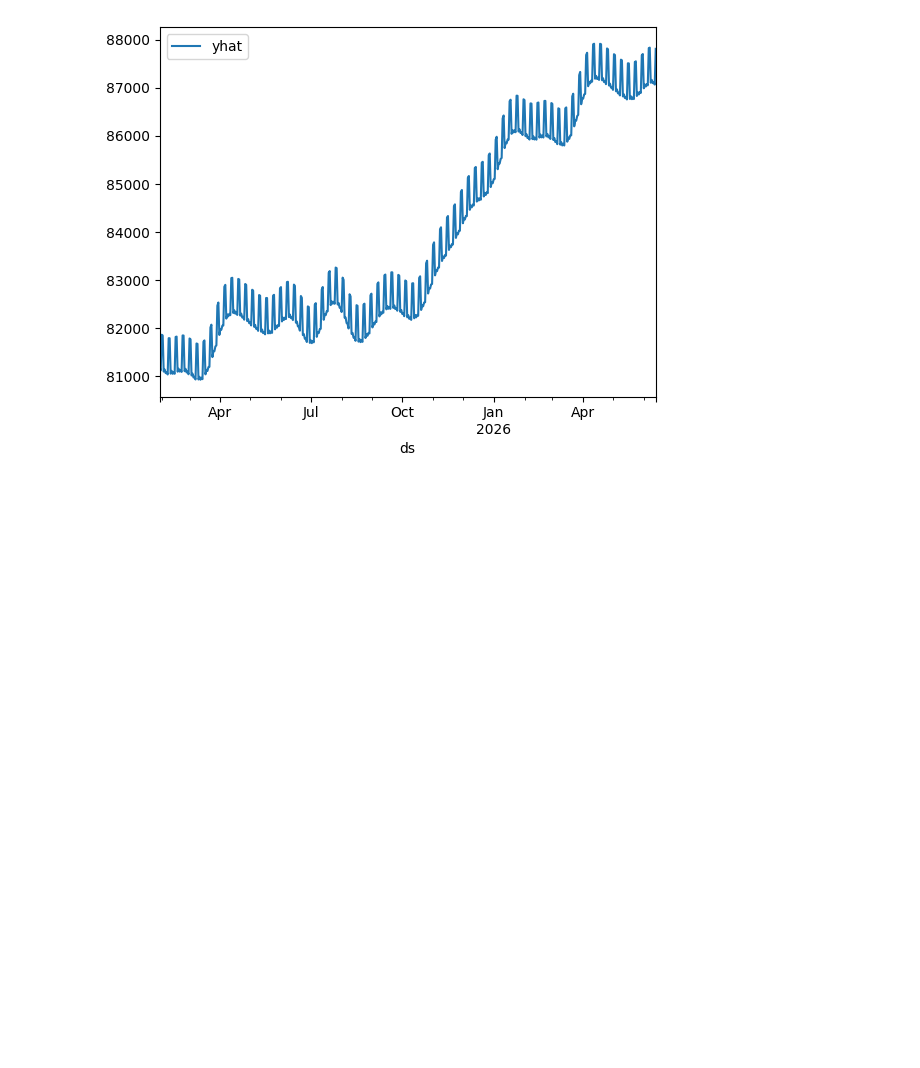
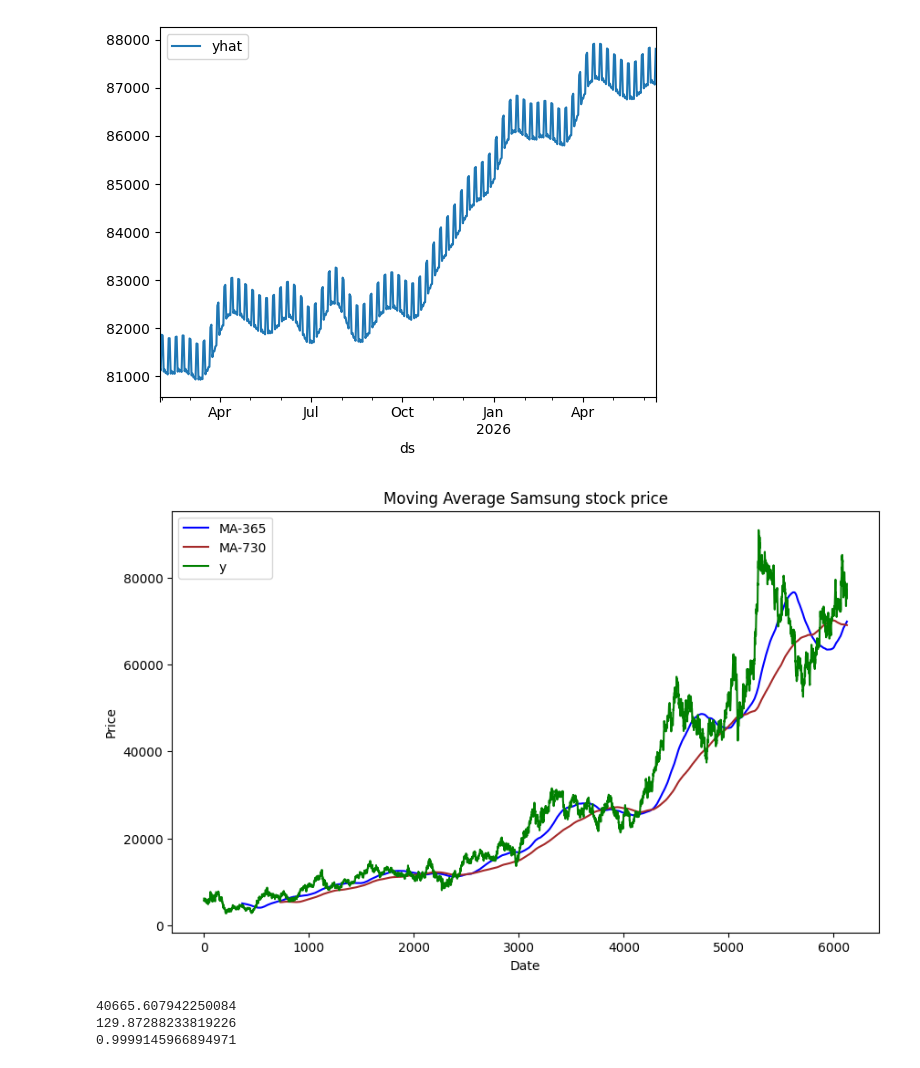
Before and after one commit to yucellgereklioglu/datasciencework, a Jupyter notebook: samsung_stocks_predict.ipynb, the cells around one changed output. Drawn from its saved outputs; the diff is of its cells as text; code cells hidden in the pictures; blank space fills up the shorter version.

```diff
--- a/samsung_stocks_predict.ipynb
+++ b/samsung_stocks_predict.ipynb
@@ -68,7 +69,7 @@ df["Date"]=df["Date"].astype(int)
 # %%
 df['Date']=pd.to_numeric(df['Date'])
 # %%
-df=pd.read_csv('/content/archive (5) (1).zip',low_memory=False,parse_dates=['Date'])
+df=pd.read_csv('/content/Samsung Dataset.csv',low_memory=False,parse_dates=['Date'])
 df
 # %% [output]
 |  | Date | Open | High | Low | Close | Adj Close | Volume |
@@ -221,3 +220,25 @@ stocks_pred.plot(x='ds',y='yhat')
 # %% [output]
 <Axes: xlabel='ds'>
 [figure]
+# %%
+df["MA-365"]=df["y"].rolling(window=365).mean()
+df["MA-730"]=df["y"].rolling(window=730).mean()
+plt.figure(figsize=(10,6))
+plt.plot(df["MA-365"],label="MA-365",color='blue')
+plt.plot(df["MA-730"],label="MA-730",color='brown')
+plt.plot(df["y"],label="y",color='green')
+plt.legend()
+plt.title("Moving Average Samsung stock price")
+plt.xlabel("Date")
+plt.ylabel("Price")
+plt.show()
+# %% [output]
+[figure, added]
+# %%
+print(mean_squared_error(y_test,y_predict))
+print(mean_absolute_error(y_test,y_predict))
+print(r2_score(y_test,y_predict))
+# %% [output]
+40665.607942250084
+129.87288233819226
+0.9999145966894971
```
Also changed, not shown: parts of 11 cells of this notebook.
